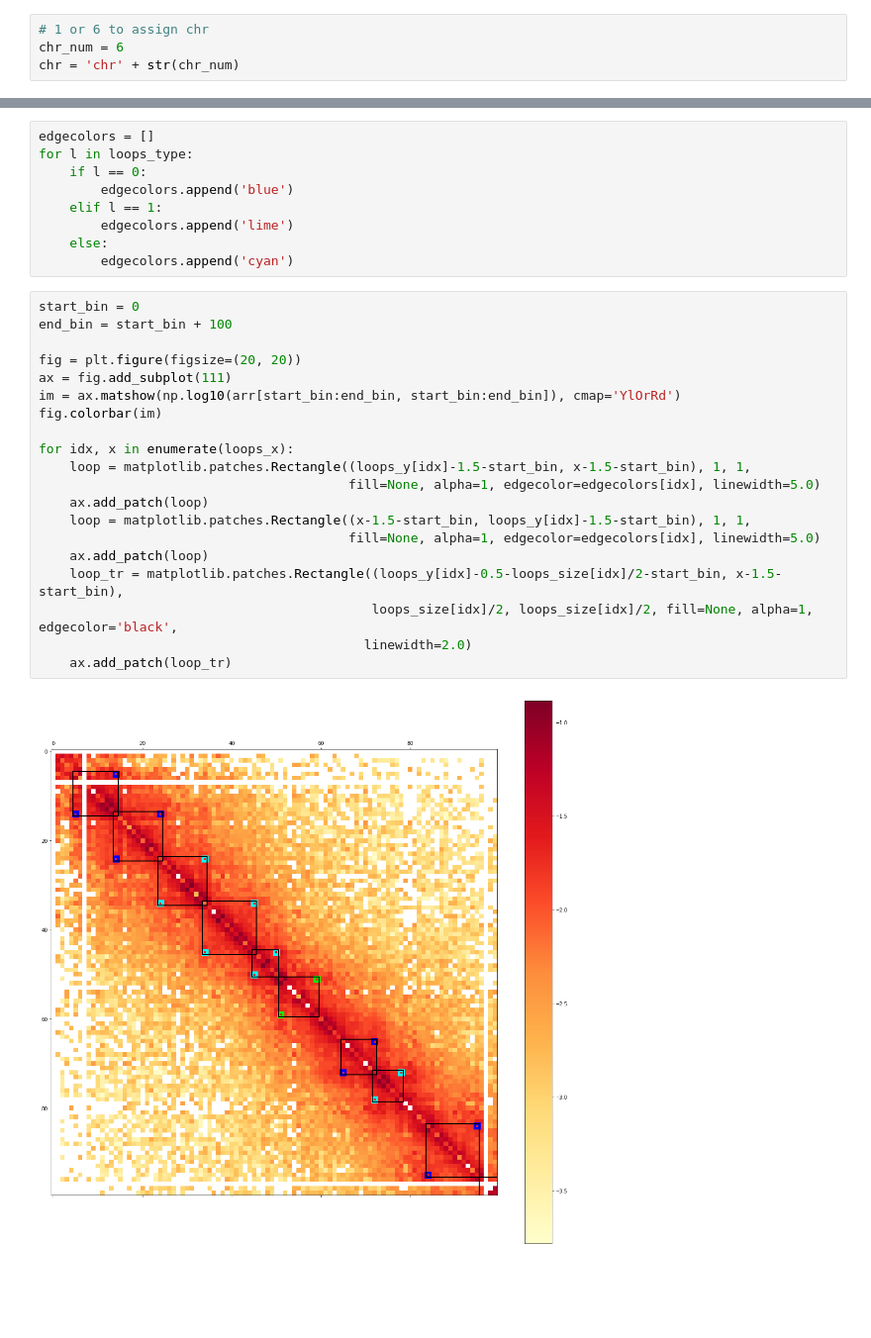
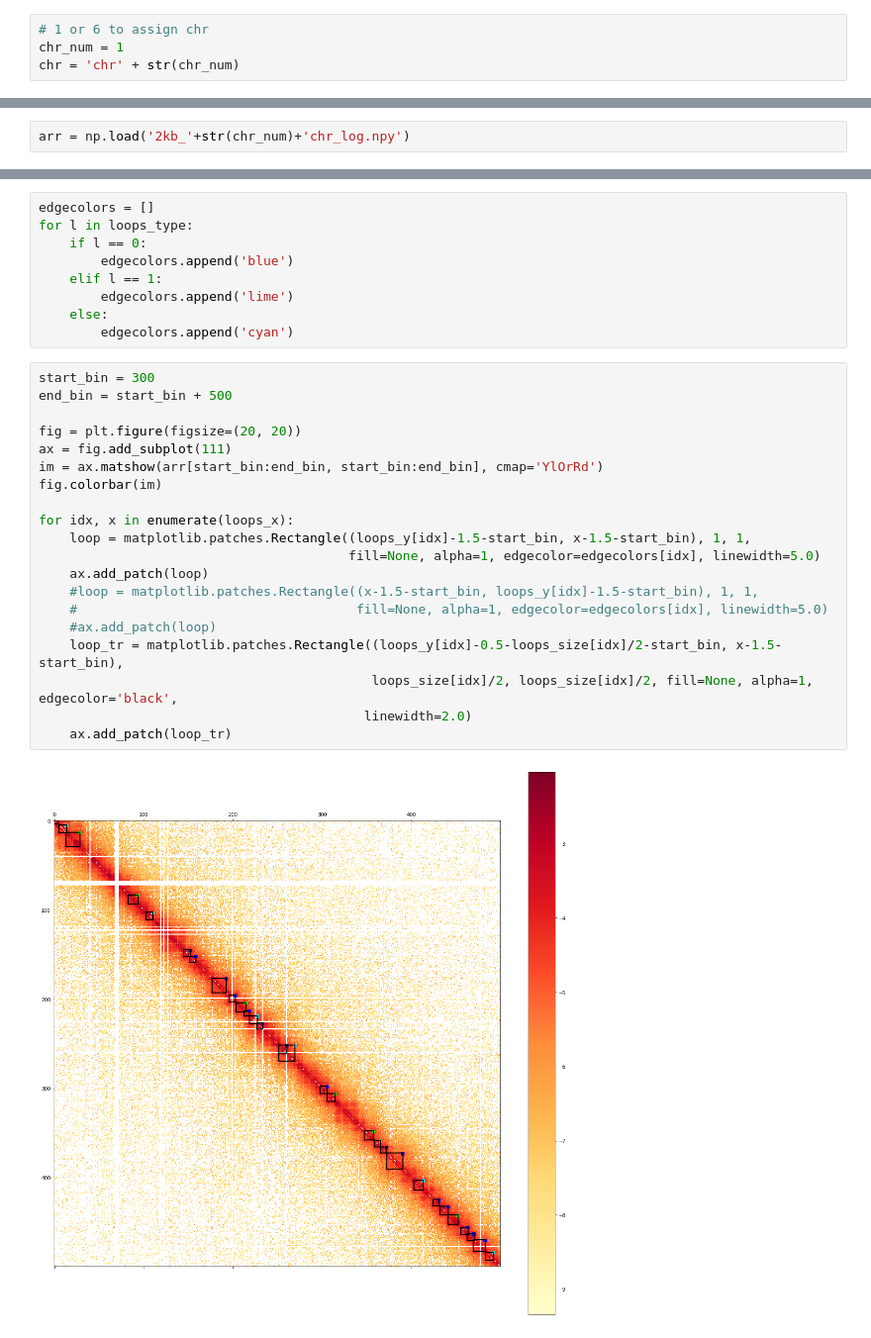
Before and after one commit to GoodBoy962/Dictyostelium-loops, a Jupyter notebook: Dicty_Loops/parsing_coolers.ipynb, the cells around one changed output, grey strips where cells are left out. Shown at 99% size. Cells and saved outputs as stored; diff of their text form; blank space fills up the shorter version.

```diff
--- a/Dicty_Loops/parsing_coolers.ipynb
+++ b/Dicty_Loops/parsing_coolers.ipynb
@@ -68,5 +12,5 @@ c.info
 ### Bins visualization
 # %%
 # 1 or 6 to assign chr
-chr_num = 6
+chr_num = 1
 chr = 'chr' + str(chr_num)
@@ -81 +17,3 @@ arr = mat.toarray()
+# %%
+arr = np.load('2kb_'+str(chr_num)+'chr_log.npy')
 # %%
@@ -120,24 +46,24 @@ for l in loops_type:
     else:
         edgecolors.append('cyan')
 # %%
-start_bin = 0
-end_bin = start_bin + 100
+start_bin = 300
+end_bin = start_bin + 500
 
 fig = plt.figure(figsize=(20, 20))
 ax = fig.add_subplot(111)
-im = ax.matshow(np.log10(arr[start_bin:end_bin, start_bin:end_bin]), cmap='YlOrRd')
+im = ax.matshow(arr[start_bin:end_bin, start_bin:end_bin], cmap='YlOrRd')
 fig.colorbar(im)
 
 for idx, x in enumerate(loops_x):
     loop = matplotlib.patches.Rectangle((loops_y[idx]-1.5-start_bin, x-1.5-start_bin), 1, 1,
                                         fill=None, alpha=1, edgecolor=edgecolors[idx], linewidth=5.0)
     ax.add_patch(loop)
-    loop = matplotlib.patches.Rectangle((x-1.5-start_bin, loops_y[idx]-1.5-start_bin), 1, 1,
-                                        fill=None, alpha=1, edgecolor=edgecolors[idx], linewidth=5.0)
-    ax.add_patch(loop)
+    #loop = matplotlib.patches.Rectangle((x-1.5-start_bin, loops_y[idx]-1.5-start_bin), 1, 1,
+    #                                    fill=None, alpha=1, edgecolor=edgecolors[idx], linewidth=5.0)
+    #ax.add_patch(loop)
     loop_tr = matplotlib.patches.Rectangle((loops_y[idx]-0.5-loops_size[idx]/2-start_bin, x-1.5-start_bin),
                                            loops_size[idx]/2, loops_size[idx]/2, fill=None, alpha=1, edgecolor='black',
                                           linewidth=2.0)
     ax.add_patch(loop_tr)
 # %% [output]
-[figure, old version]
+[figure, new version]
```
Also changed, not shown: parts of 19 cells of this notebook, 3 other files.
